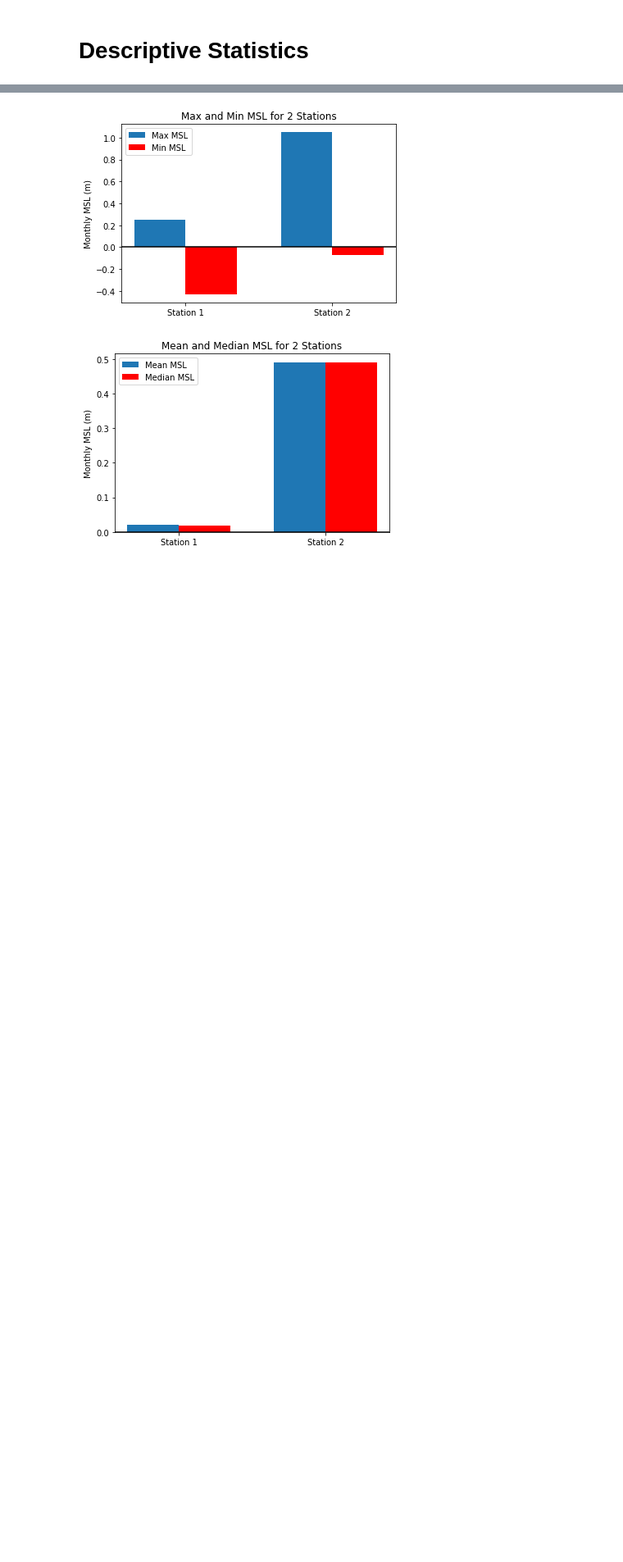
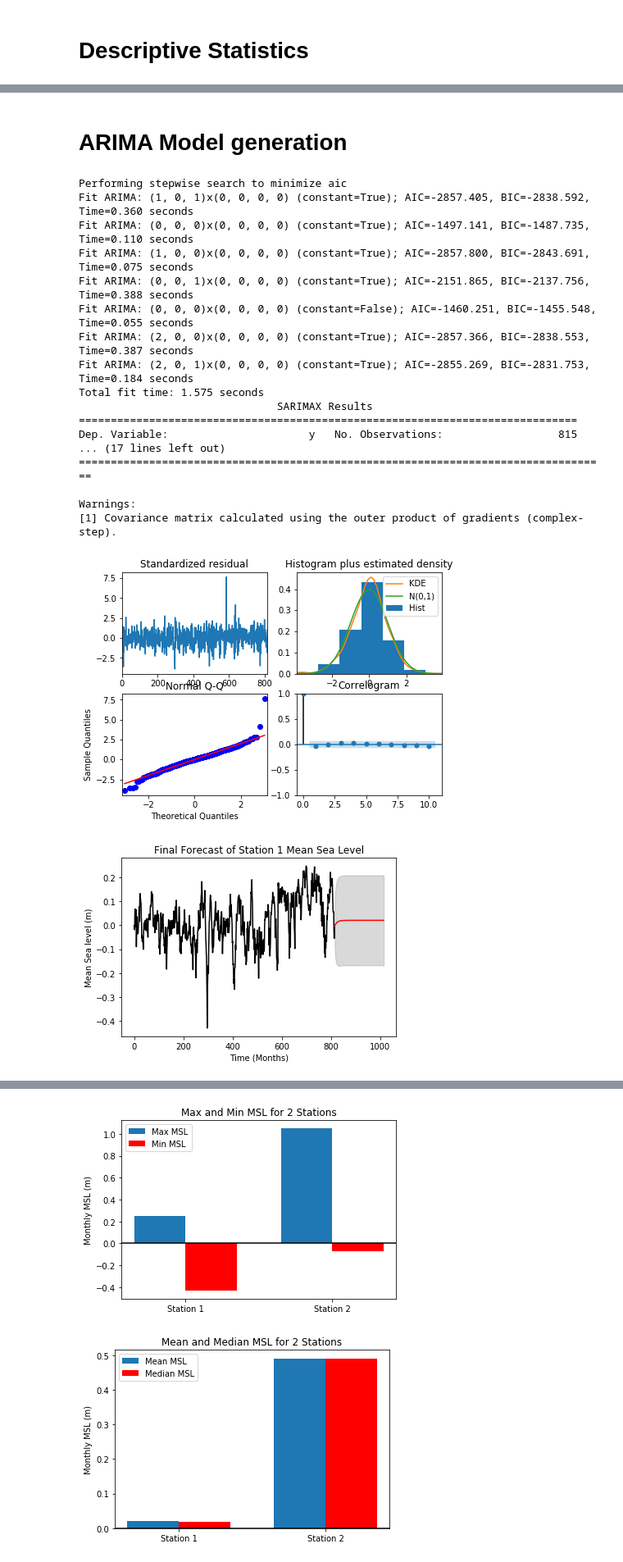
Before and after one commit to avnika16/EAPS651Project, a Jupyter notebook: DataQualityChecking-checkpoint.ipynb, the cells around one changed output, grey strips where cells are left out. Shown at 82% size. Saved outputs shown, nothing was run; the diff lists cells and outputs as text; code cells hidden in the pictures; blank space fills up the shorter version.

```diff
--- a/DataQualityChecking-checkpoint.ipynb
+++ b/DataQualityChecking-checkpoint.ipynb
@@ -333,0 +225,63 @@ Lowest average mean sea level for 12 months is -0.20175
+# %% [markdown]
+# ARIMA Model generation
+# %%
+#Automated ARIMA- Station 1
+modelG = pm.auto_arima(DataDFG['Monthly_MSL'], start_p=1, start_q=1,
+                      test='adf',       # use adftest to find optimal 'd'
+                      max_p=3, max_q=3, # maximum p and q
+                      m=1,              # frequency of series
+                      d=None,           # let model determine 'd'
+                      seasonal=False,   # No Seasonality
+                      start_P=0,
+                      D=0,
+                      trace=True,
+                      error_action='ignore',
+                      suppress_warnings=True,
+                      stepwise=True)
+
+print(modelG.summary())
+modelG.plot_diagnostics(figsize=(7,5))
+plt.show()
+
+# Forecast-Alaska
+n_periods = 200
+fc, confint = modelG.predict(n_periods=n_periods, return_conf_int=True)
+index_of_fc = np.arange(len(DataDFG['Monthly_MSL']), len(DataDFG['Monthly_MSL'])+n_periods)
+
+# make series for plotting purpose
+fc_series = pd.Series(fc, index=index_of_fc)
+lower_series = pd.Series(confint[:, 0], index=index_of_fc)
+upper_series = pd.Series(confint[:, 1], index=index_of_fc)
+
+# Plot
+plt.plot(range(0, len(DataDFG)), DataDFG['Monthly_MSL'], color='black')
+plt.plot(fc_series, color='red')
+plt.fill_between(lower_series.index,
+                 lower_series,
+                 upper_series,
+                 color='k', alpha=.15)
+
+plt.title("Final Forecast of Station 1 Mean Sea Level")
+plt.xlabel("Time (Months)")
+plt.ylabel("Mean Sea level (m)")
+plt.show()
+# %% [output]
+Performing stepwise search to minimize aic
+Fit ARIMA: (1, 0, 1)x(0, 0, 0, 0) (constant=True); AIC=-2857.405, BIC=-2838.592, Time=0.360 seconds
+Fit ARIMA: (0, 0, 0)x(0, 0, 0, 0) (constant=True); AIC=-1497.141, BIC=-1487.735, Time=0.110 seconds
+Fit ARIMA: (1, 0, 0)x(0, 0, 0, 0) (constant=True); AIC=-2857.800, BIC=-2843.691, Time=0.075 seconds
+Fit ARIMA: (0, 0, 1)x(0, 0, 0, 0) (constant=True); AIC=-2151.865, BIC=-2137.756, Time=0.388 seconds
+Fit ARIMA: (0, 0, 0)x(0, 0, 0, 0) (constant=False); AIC=-1460.251, BIC=-1455.548, Time=0.055 seconds
+Fit ARIMA: (2, 0, 0)x(0, 0, 0, 0) (constant=True); AIC=-2857.366, BIC=-2838.553, Time=0.387 seconds
+Fit ARIMA: (2, 0, 1)x(0, 0, 0, 0) (constant=True); AIC=-2855.269, BIC=-2831.753, Time=0.184 seconds
+Total fit time: 1.575 seconds
+                               SARIMAX Results
+==============================================================================
+Dep. Variable:                      y   No. Observations:                  815
+... (17 lines left out)
+===================================================================================
+
+Warnings:
+[1] Covariance matrix calculated using the outer product of gradients (complex-step).
+[figure, added]
+[figure, added]
```
Also changed, not shown: parts of 38 cells of this notebook.
